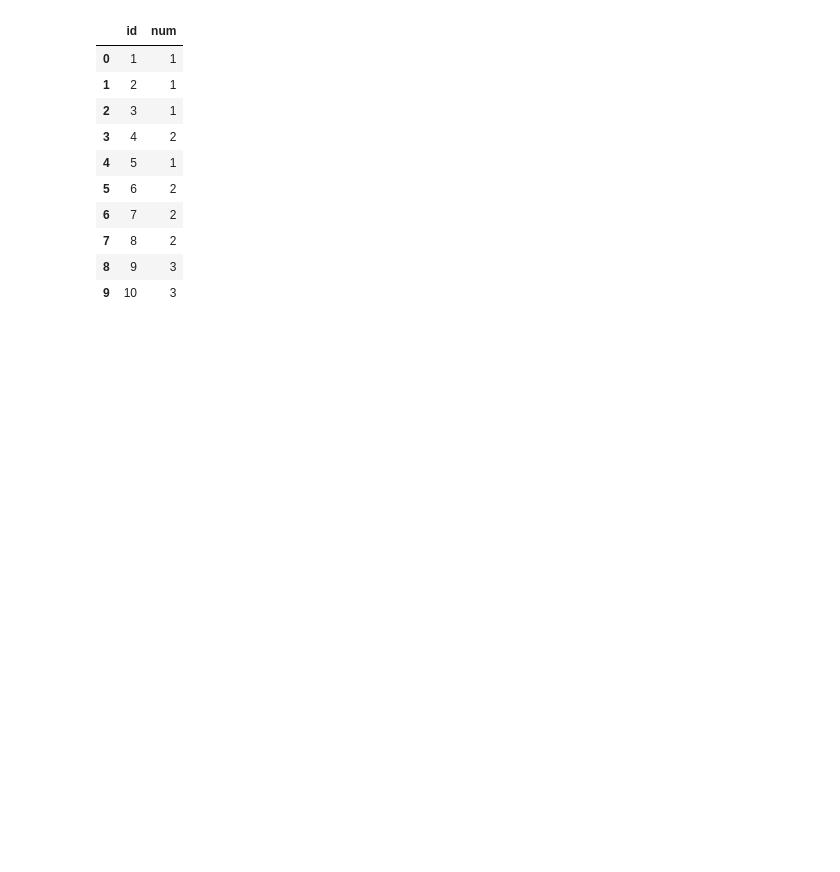
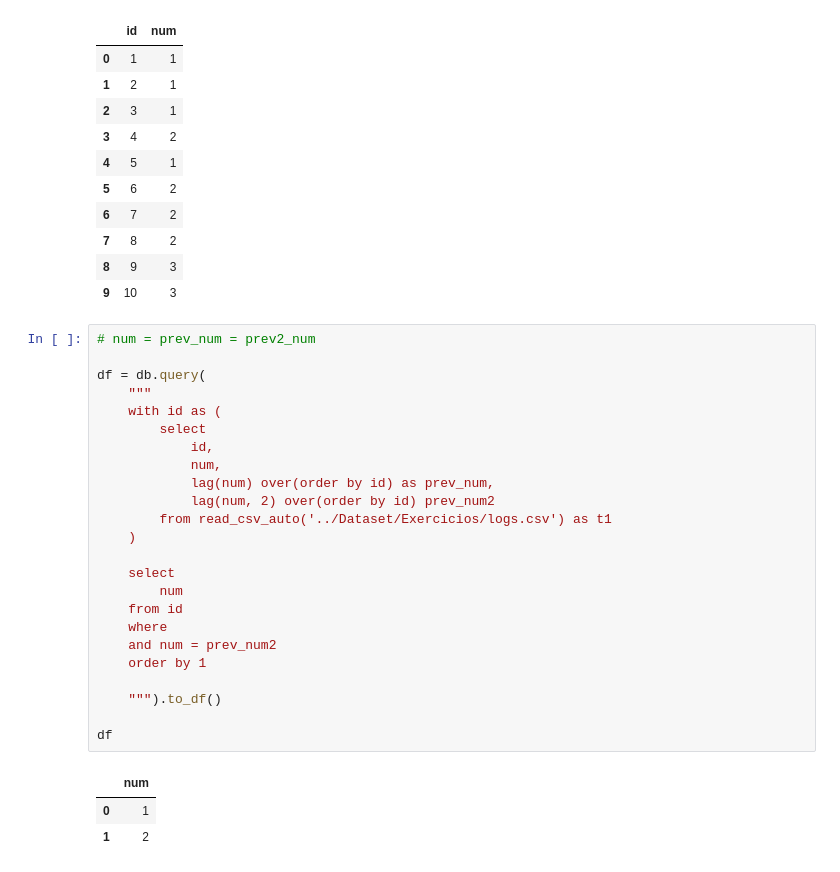
Before and after one commit to caioguimaraes18/Leetcode-data, a Jupyter notebook: Desafios - SQL/Exercicio_1.ipynb, the cells around one changed output. Saved outputs shown, nothing was run; the diff lists cells and outputs as text; blank space fills up the shorter version.

```diff
--- a/Desafios - SQL/Exercicio_1.ipynb
+++ b/Desafios - SQL/Exercicio_1.ipynb
@@ -183,3 +189,31 @@ df
 | 7 | 8 | 2 |
 | 8 | 9 | 3 |
 | 9 | 10 | 3 |
+# %%
+# num = prev_num = prev2_num
+
+df = db.query(
+    """
+    with id as (
+        select
+            id,
+            num,
+            lag(num) over(order by id) as prev_num,
+            lag(num, 2) over(order by id) prev_num2
+        from read_csv_auto('../Dataset/Exercicios/logs.csv') as t1
+    )
+
+    select
+        num
+    from id
+    where
+    and num = prev_num2
+    order by 1
+
+    """).to_df()
+
+df
+# %% [output]
+|  | num |
+| 0 | 1 |
+| 1 | 2 |
```
Also changed, not shown: parts of 14 cells of this notebook.
